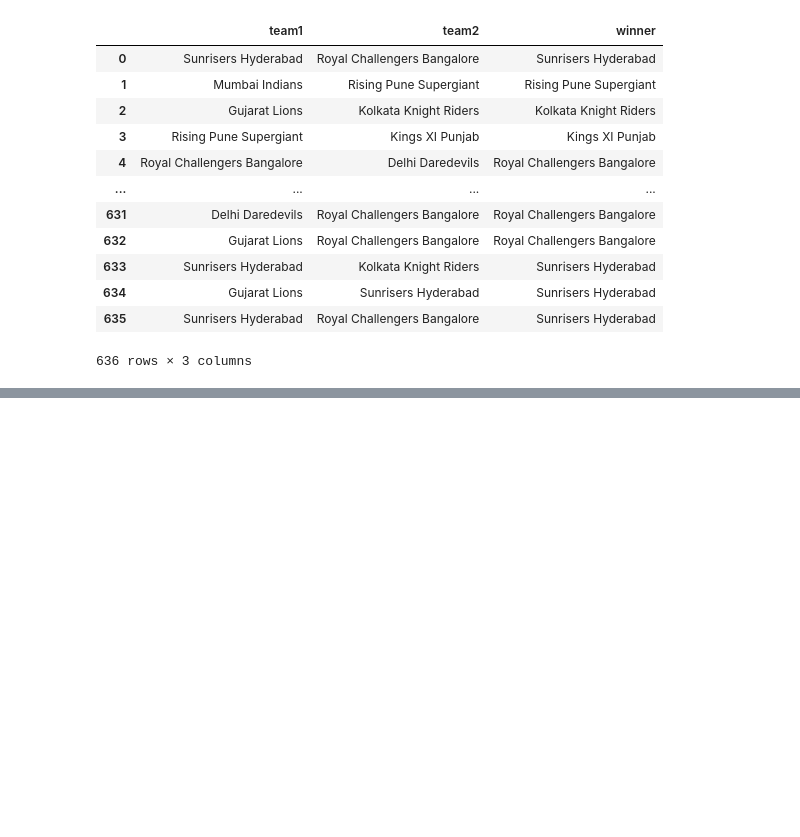
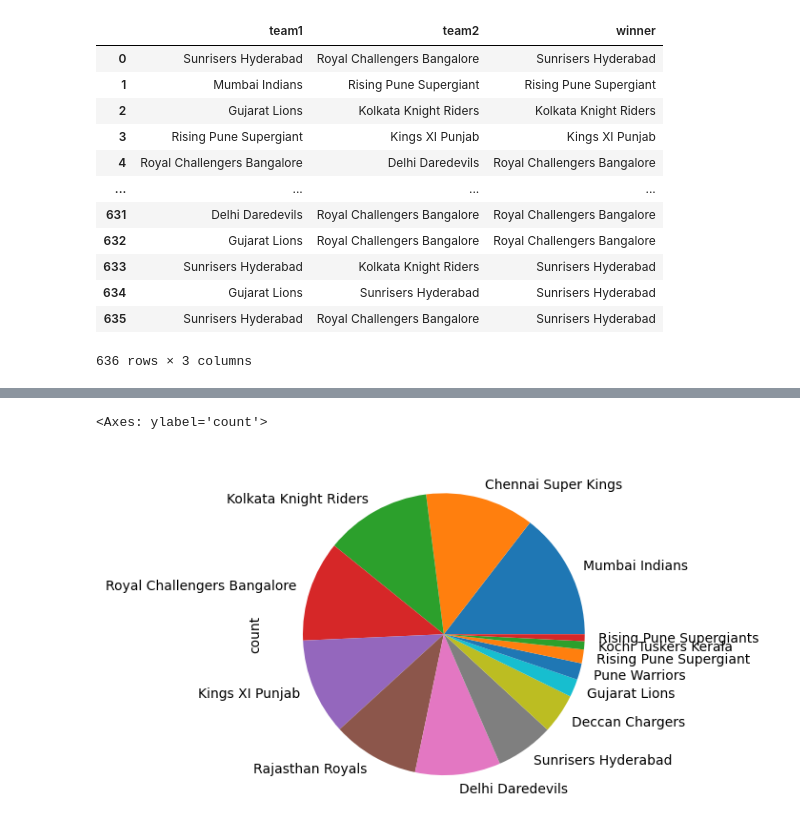
Before and after one commit to rekhaaryal/IPL_Analysis_using_Pandas, a Jupyter notebook: IPL_Analysiss.ipynb, the cells around one changed output, grey strips where cells are left out. Cells and saved outputs as stored; diff of their text form; code cells hidden in the pictures; blank space fills up the shorter version.

```diff
--- a/IPL_Analysiss.ipynb
+++ b/IPL_Analysiss.ipynb
@@ -197,0 +278,5 @@ data.iloc[ : , [4,5,10]]
+# %%
+data['winner'].value_counts().plot(kind = 'pie')
+# %% [output]
+<Axes: ylabel='count'>
+[figure, added]
```
Also changed, not shown: parts of 12 cells of this notebook.
